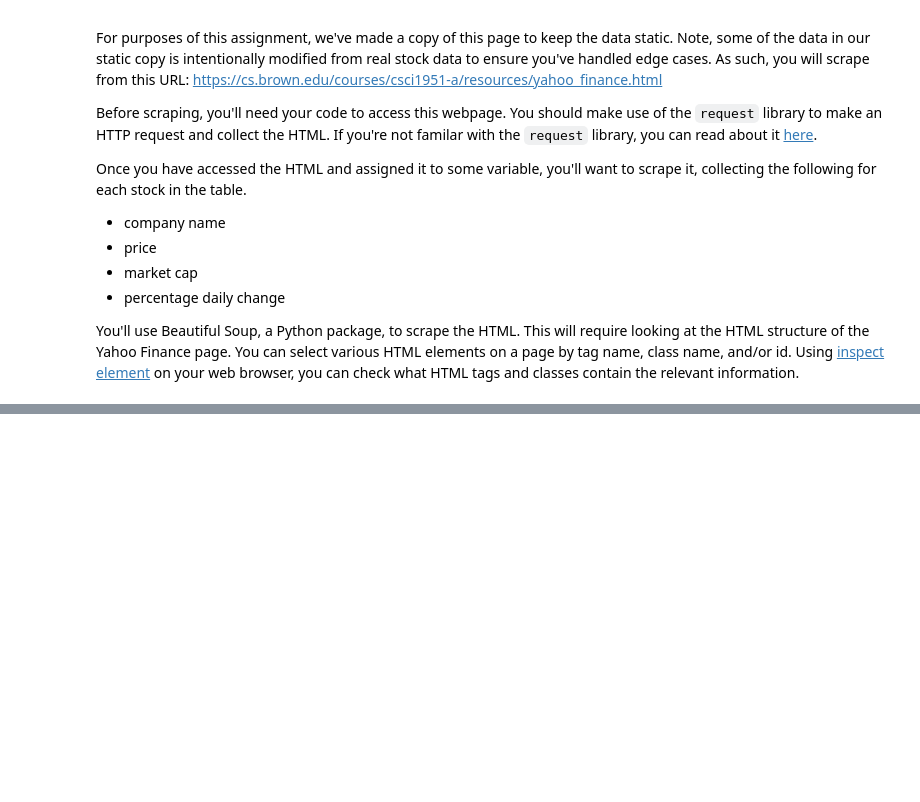
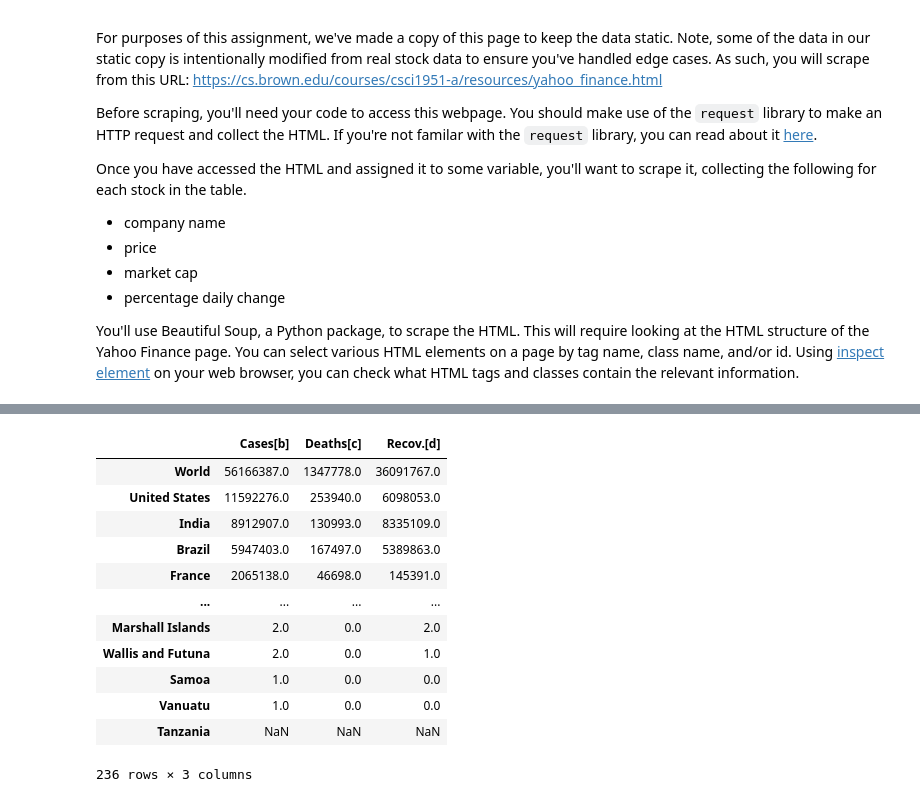
Before and after one commit to mlqmlq/STAT628, a Jupyter notebook: _site/assets/notebooks/webcrawling.ipynb, the cells around one changed output, grey strips where cells are left out. Saved outputs shown, nothing was run; the diff lists cells and outputs as text; code cells hidden in the pictures; blank space fills up the shorter version.

```diff
--- a/_site/assets/notebooks/webcrawling.ipynb
+++ b/_site/assets/notebooks/webcrawling.ipynb
@@ -275,0 +466,2 @@ Using the [news endpoint](https://iextrading.com/developer/docs/#news), you shou
+# %%
+covid = covid.applymap(func)
@@ -275,0 +477,22 @@ Using the [news endpoint](https://iextrading.com/developer/docs/#news), you shou
+# %%
+covid = covid.replace(to_replace='No data', value=np.nan)
+# %%
+covid = covid.drop(columns=['Ref.'])
+# %%
+covid = covid.apply(pd.to_numeric, axis=1)
+# %%
+covid
+# %% [output]
+|  | Cases[b] | Deaths[c] | Recov.[d] |
+| World | 56166387.0 | 1347778.0 | 36091767.0 |
+| United States | 11592276.0 | 253940.0 | 6098053.0 |
+| India | 8912907.0 | 130993.0 | 8335109.0 |
+| Brazil | 5947403.0 | 167497.0 | 5389863.0 |
+| France | 2065138.0 | 46698.0 | 145391.0 |
+| ... | ... | ... | ... |
+| Marshall Islands | 2.0 | 0.0 | 2.0 |
+| Wallis and Futuna | 2.0 | 0.0 | 1.0 |
+| Samoa | 1.0 | 0.0 | 0.0 |
+| Vanuatu | 1.0 | 0.0 | 0.0 |
+| Tanzania | NaN | NaN | NaN |
+236 rows × 3 columns
```
Also changed, not shown: parts of 36 cells of this notebook, 6 other files.
